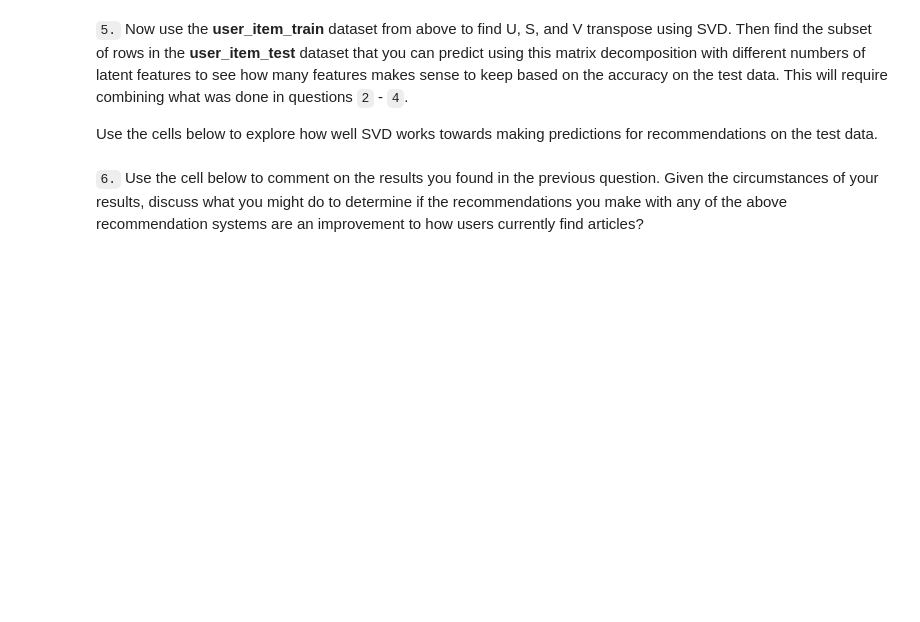
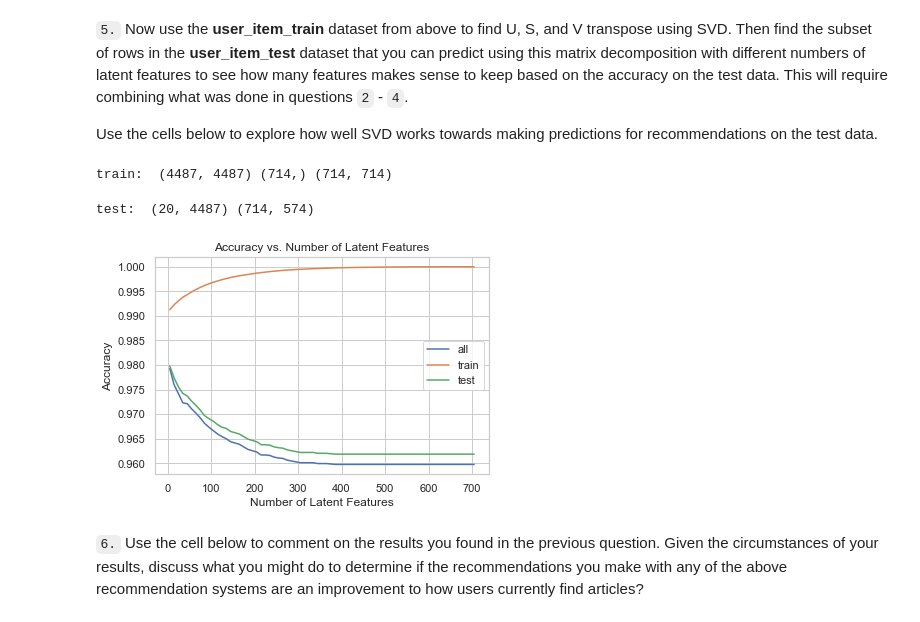
Before and after one commit to venkataramanagorle/Udacity-Nanodegree-Data-Scientist-For-Enterprise, a Jupyter notebook: Project 6/Recommendations_with_IBM.ipynb, the cells around one changed output. Cells and saved outputs as stored; diff of their text form; code cells hidden in the pictures; blank space fills up the shorter version.

```diff
--- a/Project 6/Recommendations_with_IBM.ipynb
+++ b/Project 6/Recommendations_with_IBM.ipynb
@@ -709,10 +796,56 @@ t.sol_4_test(sol_4_dict)
 Use the cells below to explore how well SVD works towards making predictions for recommendations on the test data.
 # %%
 # fit SVD on the user_item_train matrix
-u_train, s_train, vt_train = # fit svd similar to above then use the cells below
+u_train, s_train, vt_train = np.linalg.svd(user_item_train)
+print('train: ', u_train.shape, s_train.shape, vt_train.shape)
+# %% [output]
+train:  (4487, 4487) (714,) (714, 714)
 # %%
 # Use these cells to see how well you can use the training
 # decomposition to predict on test data
+train_common_idx = user_item_train.index.isin(test_idx)
+train_common_col = user_item_train.columns.isin(test_arts)
+u_test = u_train[train_common_idx, :]
+vt_test= vt_train[:, train_common_col]
+print('test: ', u_test.shape, vt_test.shape)
+# %% [output]
+test:  (20, 4487) (714, 574)
+# %%
+common_idx = set(user_item_test.index) & set(user_item_train.index)
+user_item_test = user_item_test.loc[common_idx]
+# %%
+sum_train_errs=[]
+sum_test_errs=[]
+all_errs=[]
+#make predictions based on train_set SVD for the overlapping 20 users that are also in the test set
+#compare these predictions with the actual test matrix to get errer
+num_latent_feat=np.arange(5,710,10)
+for k in num_latent_feat: #iterate thru number of latent features to get predictions
+    u_train_lat, s_train_lat, vt_train_lat = u_train[:, :k], np.diag(s_train[:k]), vt_train[:k, :]
+    u_test_lat, vt_test_lat = u_test[:, :k], vt_test[:k,:]
+    user_item_train_preds = np.around(np.dot(np.dot(u_train_lat, s_train_lat), vt_train_lat))
+    user_item_test_preds = np.around(np.dot(np.dot(u_test_lat, s_train_lat), vt_test_lat))
+    all_errs.append(1 - ((np.sum(user_item_test_preds)+np.sum(np.sum(user_item_test)))/(user_item_test.shape[0]*user_item_test.shape[1])))
+    #calculate error
+    diffs_train = np.subtract(user_item_train, user_item_train_preds)
+    diffs_test = np.subtract(user_item_test.loc[common_idx, :], user_item_test_preds)
+    train_err = np.sum(np.sum(np.abs(diffs_train))) #first sum cols then rows
+    sum_train_errs.append(train_err)
+
+    test_err = np.sum(np.sum(np.abs(diffs_test))) #first sum cols then rows
+    sum_test_errs.append(test_err)
+# %%
+#plot errors
+plt.plot(num_latent_feat, all_errs, label='all');
+plt.plot(num_latent_feat, 1 - (np.array(sum_train_errs)/(user_item_train.shape[0]*user_item_train.shape[1])), label='train');
+plt.plot(num_latent_feat, 1 - (np.array(sum_test_errs)/(user_item_test.shape[0]*user_item_test.shape[1])), label='test');
+plt.legend(loc='best')
+plt.xlabel('Number of Latent Features');
+plt.ylabel('Accuracy');
+plt.title('Accuracy vs. Number of Latent Features');
+plt.show();
+# %% [output]
+[figure, added]
 # %% [markdown]
 `6.` Use the cell below to comment on the results you found in the previous question. Given the circumstances of your results, discuss what you might do to determine if the recommendations you make with any of the above recommendation systems are an improvement to how users currently find articles?
 # %% [markdown]
```
Also changed, not shown: parts of 23 cells of this notebook.
